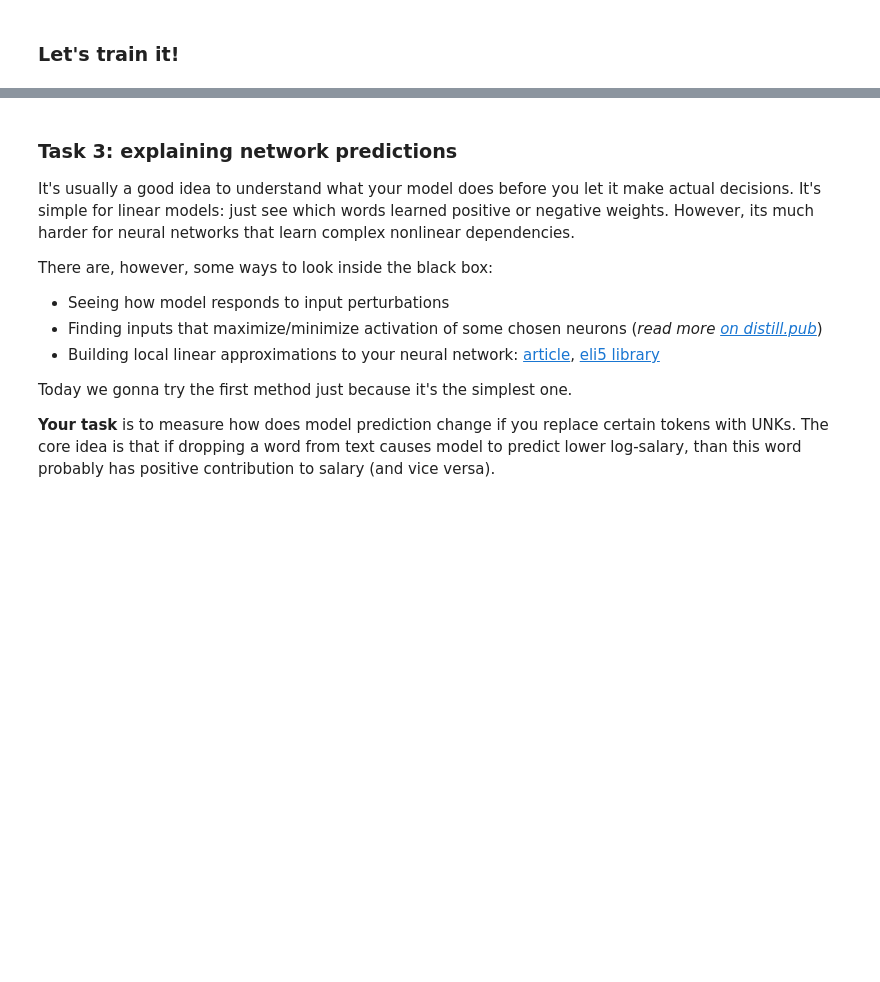
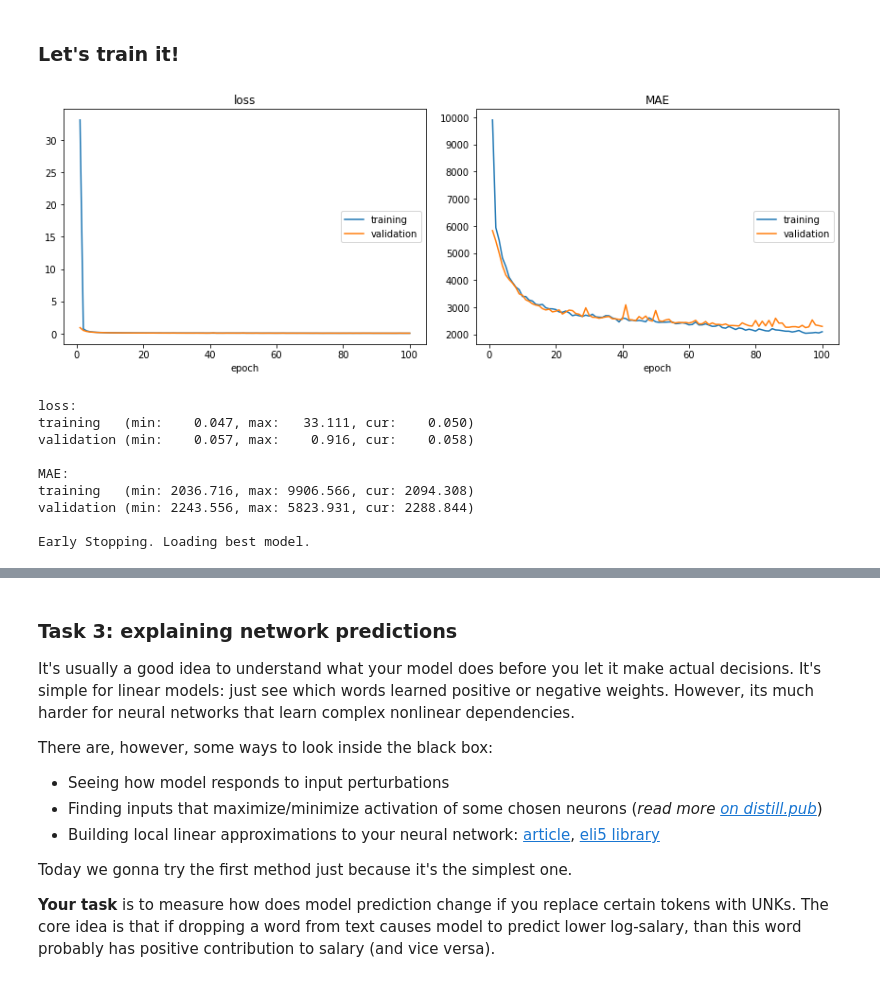
Before and after one commit to liviniuk/dl-course-skoltech, a Jupyter notebook: HW4/homework04_basic_part1_regression.ipynb, the cells around one changed output, grey strips where cells are left out. Drawn from its saved outputs; the diff is of its cells as text; code cells hidden in the pictures; blank space fills up the shorter version.

```diff
--- a/HW4/homework04_basic_part1_regression.ipynb
+++ b/HW4/homework04_basic_part1_regression.ipynb
@@ -356,7 +468,7 @@ class FullNetwork(nn.Module):
         return out # <YOUR CODE>
 # %%
 model = FullNetwork().cuda()
-opt = torch.optim.Adam(model.parameters(), lr=1e-3)
+opt = torch.optim.Adam(model.parameters(), lr=1e-4)
 # %%
 # test it on one batch
 
@@ -406,5 +518,5 @@ def iterate_minibatches(data, batch_size=32, max_len=None,
 # %%
 num_epochs = 100
 max_len = 100
-batch_size = 32
-batches_per_epoch = 100
+batch_size = 100 # 32
+batches_per_epoch = 200 #100
@@ -410,0 +525,10 @@ batches_per_epoch = 100
+# %%
+from IPython.display import clear_output
+from livelossplot import PlotLosses
+from copy import deepcopy
+
+# "Optimizing seriously" params
+best_val_mae = None
+patience = 5
+
+liveloss = PlotLosses()
@@ -411,5 +539,8 @@ batches_per_epoch = 100
 # %%
+patience_countdown = patience
+
 for epoch_i in range(num_epochs):
+    logs = {}
 
     print("Training:")
     train_loss = train_mae = train_batches = 0
@@ -422,39 +553,77 @@ for epoch_i in range(num_epochs):
         reference = torch.tensor(batch[target_column], dtype=torch.float32).cuda()
 
         prediction = model(title_ix, desc_ix, cat_features)
 
         loss = compute_loss(reference, prediction)
         loss.backward()
         opt.step()
         opt.zero_grad()
 
         train_loss += loss.data.cpu().numpy()
         train_mae += compute_mae(reference, prediction).data.cpu().numpy()
         train_batches += 1
 
-    print("\tLoss:\t%.5f" % (train_loss / train_batches))
-    print("\tMAE:\t%.5f" % (train_mae / train_batches))
-    print('\n\n')
+    logs['loss'] = train_loss.item() / train_batches
+    logs['MAE'] = train_mae.item() / train_batches
+#     print("\tLoss:\t%.5f" % (train_loss / train_batches))
+#     print("\tMAE:\t%.5f" % (train_mae / train_batches))
+#     print('\n\n')
 
     print("Validation:")
     val_loss = val_mae = val_batches = 0
     model.train(False)
 
     for batch in iterate_minibatches(data_val, shuffle=False):
         title_ix = torch.tensor(batch["Title"], dtype=torch.int64).cuda()
         desc_ix = torch.tensor(batch["FullDescription"], dtype=torch.int64).cuda()
         cat_features = torch.tensor(batch["Categorical"], dtype=torch.float32).cuda()
         reference = torch.tensor(batch[target_column], dtype=torch.float32).cuda()
         prediction = model(title_ix, desc_ix, cat_features)
         loss = compute_loss(reference, prediction)
 
         val_loss += loss.data.cpu().numpy()
         val_mae += compute_mae(reference, prediction).data.cpu().numpy()
         val_batches += 1
 
-    print("\tLoss:\t%.5f" % (val_loss / val_batches))
-    print("\tMAE:\t%.5f" % (val_mae / val_batches))
-    print('\n\n')
+    logs['val_loss'] = val_loss.item() / val_batches
+    logs['val_MAE'] = val_mae.item() / val_batches
+#     print("\tLoss:\t%.5f" % (val_loss / val_batches))
+#     print("\tMAE:\t%.5f" % (val_mae / val_batches))
+#     print('\n\n')
+
+    # Live Loss Visualization
+    liveloss.update(logs)
+    liveloss.draw()
+    print()
+
+    # Maintain the best-on-validation snapshot
+    if best_val_mae is None:
+        best_val_mae = logs['val_MAE']
+        best_model_dict = deepcopy(model.state_dict())
+    elif logs['val_MAE'] < best_val_mae:
+        best_val_mae = logs['val_MAE']
+        best_model_dict = deepcopy(model.state_dict())
+        patience_countdown = patience
+    else:
+        patience_countdown -= 1
+        if patience_countdown <= 0:
+            print("Early Stopping. Loading best model.")
+            model.load_state_dict(best_model_dict)
+            break
+
+    print("Patience =", patience_countdown)
+    print()
+# %% [output]
+[figure, added]
+loss:
+training   (min:    0.047, max:   33.111, cur:    0.050)
+validation (min:    0.057, max:    0.916, cur:    0.058)
+
+MAE:
+training   (min: 2036.716, max: 9906.566, cur: 2094.308)
+validation (min: 2243.556, max: 5823.931, cur: 2288.844)
+
+Early Stopping. Loading best model.
 # %%
 print("Final eval:")
 val_loss = val_mae = val_batches = 0
```
Also changed, not shown: parts of 24 cells of this notebook.
